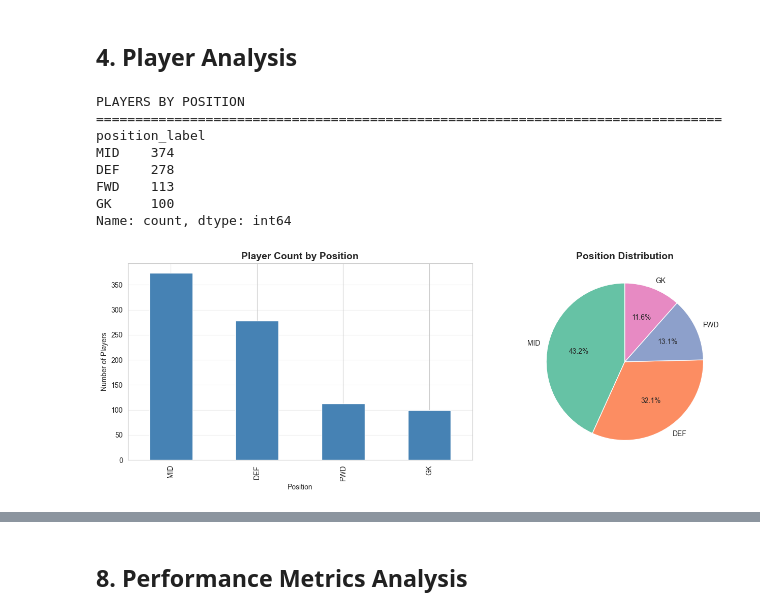
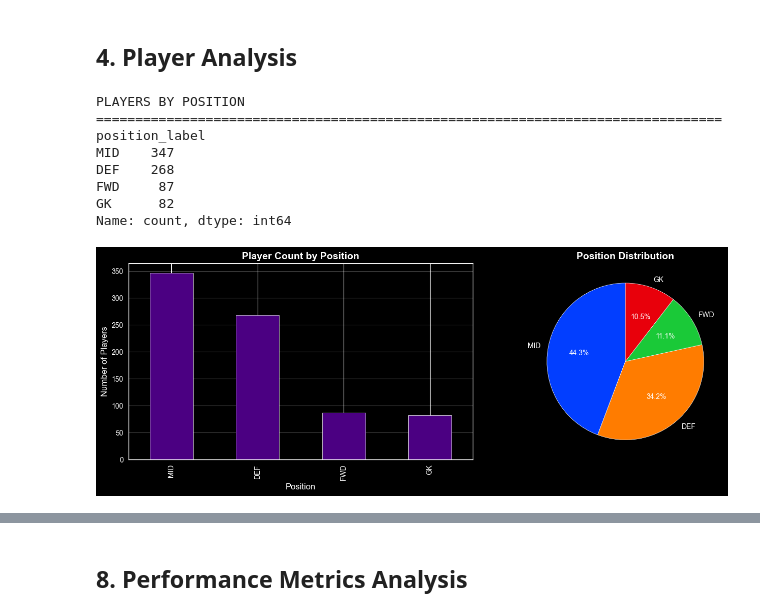
Before and after one commit to ChuckySRB/FPL-ML, a Jupyter notebook: notebooks/01_exploratory_data_analysis.ipynb, the cells around one changed output, grey strips where cells are left out. Drawn from its saved outputs; the diff is of its cells as text; code cells hidden in the pictures.

```diff
--- a/notebooks/01_exploratory_data_analysis.ipynb
+++ b/notebooks/01_exploratory_data_analysis.ipynb
@@ -68,7 +68,7 @@ Total seasons: 10
 # %%
 # Load data from the most recent complete season
 # (Adjust this based on your available data)
-ANALYSIS_SEASON = '2023-24'  # Change to your preferred season
+ANALYSIS_SEASON = '2024-25'  # Change to your preferred season
 
 print(f"Loading data for season: {ANALYSIS_SEASON}")
 
@@ -170,40 +164,41 @@ GAMEWEEK STATISTICS
 # Add position labels if not present
 if 'position_label' not in players_df.columns and 'element_type' in players_df.columns:
     players_df['position_label'] = players_df['element_type'].map(POSITIONS)
 
 # Position distribution
 print("PLAYERS BY POSITION")
 print("="*80)
 position_counts = players_df['position_label'].value_counts()
 print(position_counts)
 
 # Visualize
+plt.style.use('dark_background')
 fig, (ax1, ax2) = plt.subplots(1, 2, figsize=(14, 5))
 
 # Bar chart
-position_counts.plot(kind='bar', ax=ax1, color='steelblue')
+position_counts.plot(kind='bar', ax=ax1, color='indigo')
 ax1.set_title('Player Count by Position', fontsize=14, fontweight='bold')
 ax1.set_xlabel('Position')
 ax1.set_ylabel('Number of Players')
 ax1.grid(axis='y', alpha=0.3)
 
 # Pie chart
 ax2.pie(position_counts.values, labels=position_counts.index, autopct='%1.1f%%',
-        startangle=90, colors=sns.color_palette('Set2'))
+        startangle=90, colors=sns.color_palette("bright"))
 ax2.set_title('Position Distribution', fontsize=14, fontweight='bold')
 
 plt.tight_layout()
 plt.show()
 # %% [output]
 PLAYERS BY POSITION
 ================================================================================
 position_label
-MID    374
-DEF    278
-FWD    113
-GK     100
+MID    347
+DEF    268
+FWD     87
+GK      82
 Name: count, dtype: int64
-[figure, old version]
+[figure, new version]
 # %%
 # Top players by total points
 if 'total_points' in players_df.columns and 'web_name' in players_df.columns:
```
Also changed, not shown: parts of 19 cells of this notebook.
